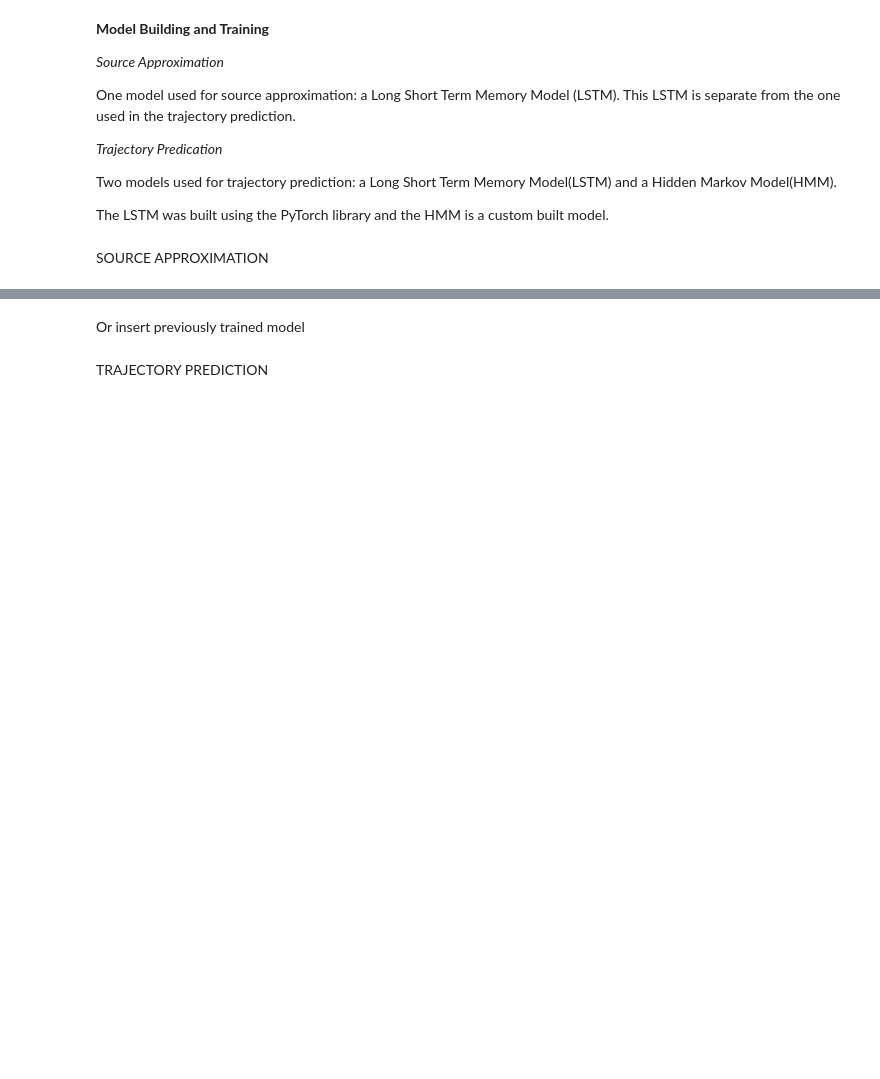
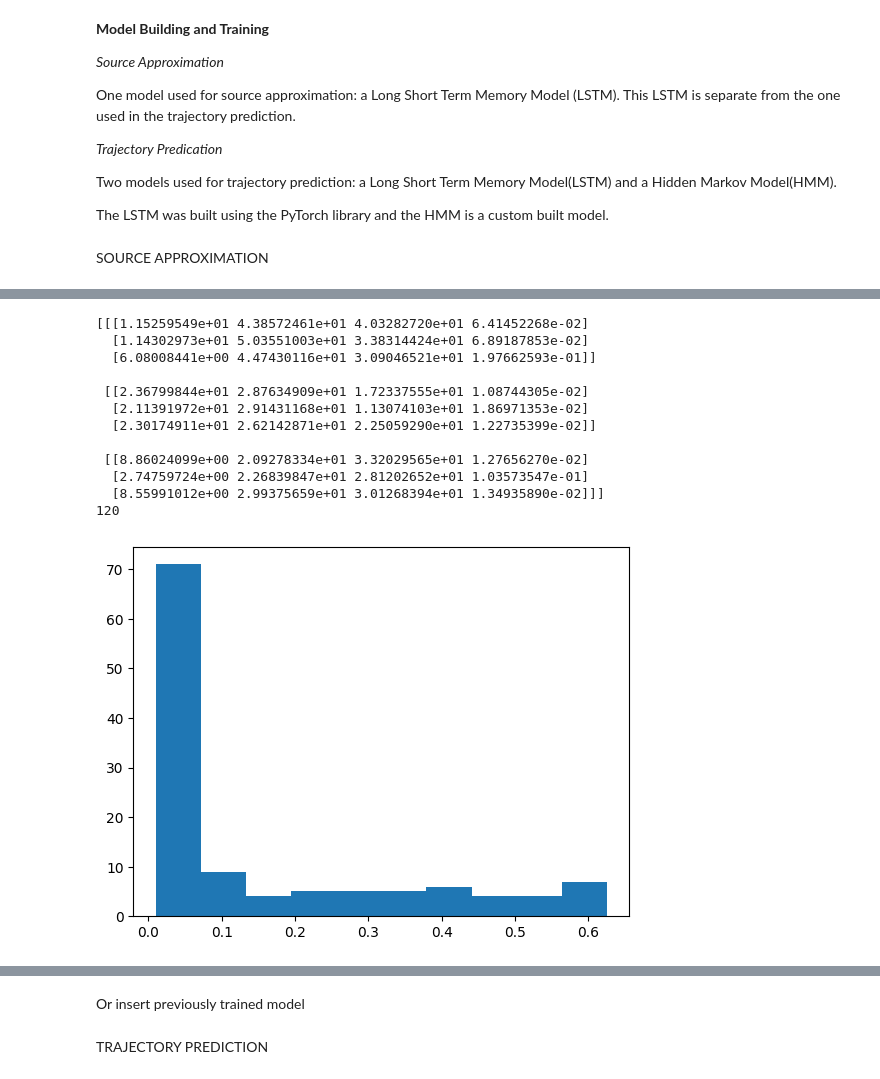
Before and after one commit to varinik/Autonomous.UAV-Mounted.Air.Filtration.using.Artificial.Intelligence.Models, a Jupyter notebook: all_code.ipynb, the cells around one changed output, grey strips where cells are left out. Drawn from its saved outputs; the diff is of its cells as text; code cells hidden in the pictures; blank space fills up the shorter version.

```diff
--- a/all_code.ipynb
+++ b/all_code.ipynb
@@ -151,0 +211,23 @@ history = source.fit(X_train, Y_train, epochs=51, batch_size=64, validation_data
+# %%
+
+print(X_train[0:3])
+c_values = X_train[:, :, 3].flatten()
+print(c_values.size)
+
+bin_edges = np.linspace(np.min(c_values), np.max(c_values), 11)  # 10 bins = 11 edges
+plt.hist(c_values, bins=10)
+plt.show()
+# %% [output]
+[[[1.15259549e+01 4.38572461e+01 4.03282720e+01 6.41452268e-02]
+  [1.14302973e+01 5.03551003e+01 3.38314424e+01 6.89187853e-02]
+  [6.08008441e+00 4.47430116e+01 3.09046521e+01 1.97662593e-01]]
+
+ [[2.36799844e+01 2.87634909e+01 1.72337555e+01 1.08744305e-02]
+  [2.11391972e+01 2.91431168e+01 1.13074103e+01 1.86971353e-02]
+  [2.30174911e+01 2.62142871e+01 2.25059290e+01 1.22735399e-02]]
+
+ [[8.86024099e+00 2.09278334e+01 3.32029565e+01 1.27656270e-02]
+  [2.74759724e+00 2.26839847e+01 2.81202652e+01 1.03573547e-01]
+  [8.55991012e+00 2.99375659e+01 3.01268394e+01 1.34935890e-02]]]
+120
+[figure, added]
```
Also changed, not shown: parts of 13 cells of this notebook.
